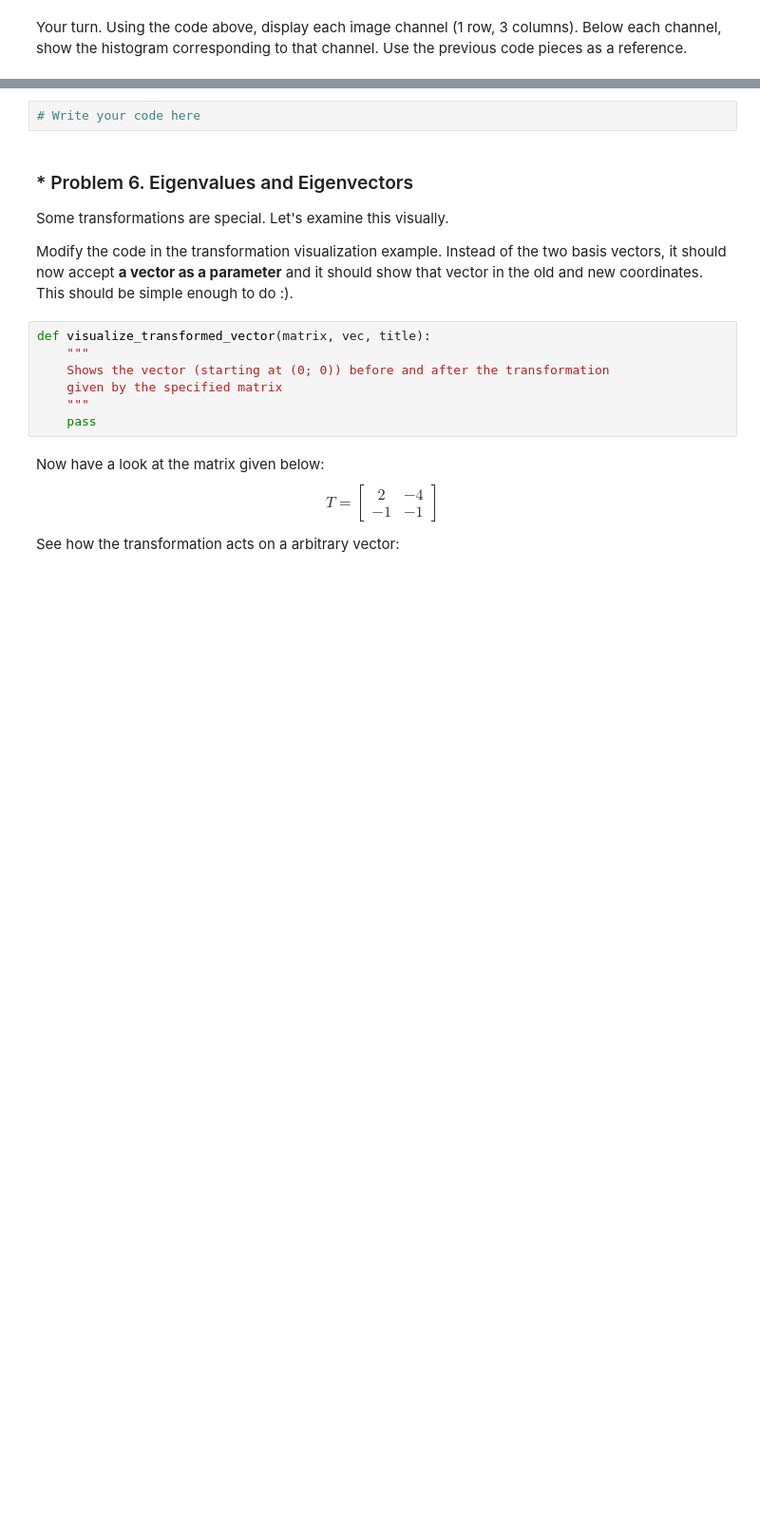
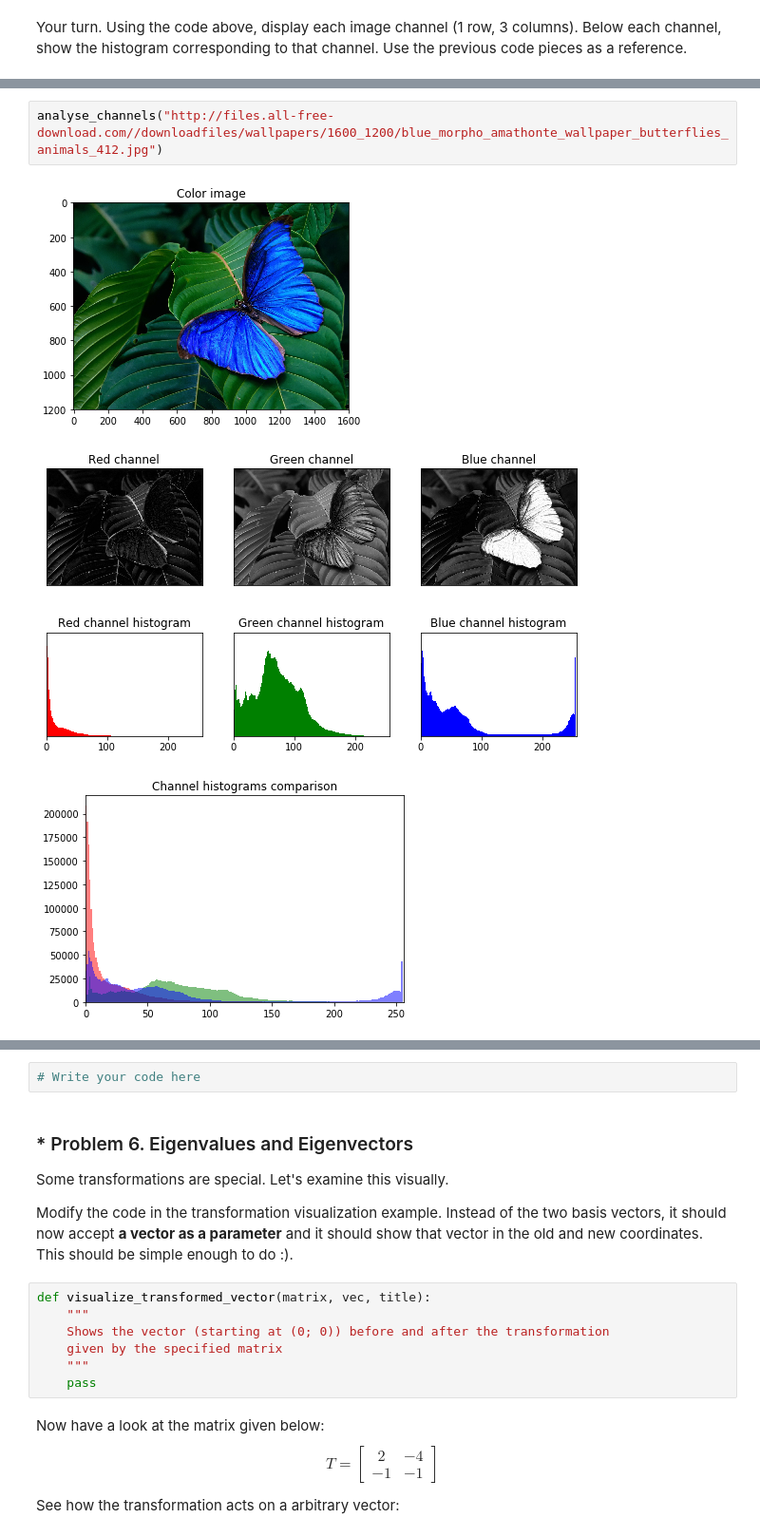
Before and after one commit to Inforser/Artificial-Intelligence-2018, a Jupyter notebook: Math Concepts For Developers-Apr_2018/03 - Linear Algebra/06. Linear-Algebra-Exercise/Linear Algebra Exercise.ipynb, the cells around one changed output, grey strips where cells are left out. Shown at 95% size. Cells and saved outputs as stored; diff of their text form; blank space fills up the shorter version.

```diff
--- a/Math Concepts For Developers-Apr_2018/03 - Linear Algebra/06. Linear-Algebra-Exercise/Linear Algebra Exercise.ipynb
+++ b/Math Concepts For Developers-Apr_2018/03 - Linear Algebra/06. Linear-Algebra-Exercise/Linear Algebra Exercise.ipynb
@@ -518,0 +602,7 @@ Your turn. Using the code above, display each image channel (1 row, 3 columns).
+# %%
+analyse_channels("http://files.all-free-download.com//downloadfiles/wallpapers/1600_1200/blue_morpho_amathonte_wallpaper_butterflies_animals_412.jpg")
+# %% [output]
+[figure, added]
+[figure, added]
+[figure, added]
+[figure, added]
```
Also changed, not shown: parts of 15 cells of this notebook.
